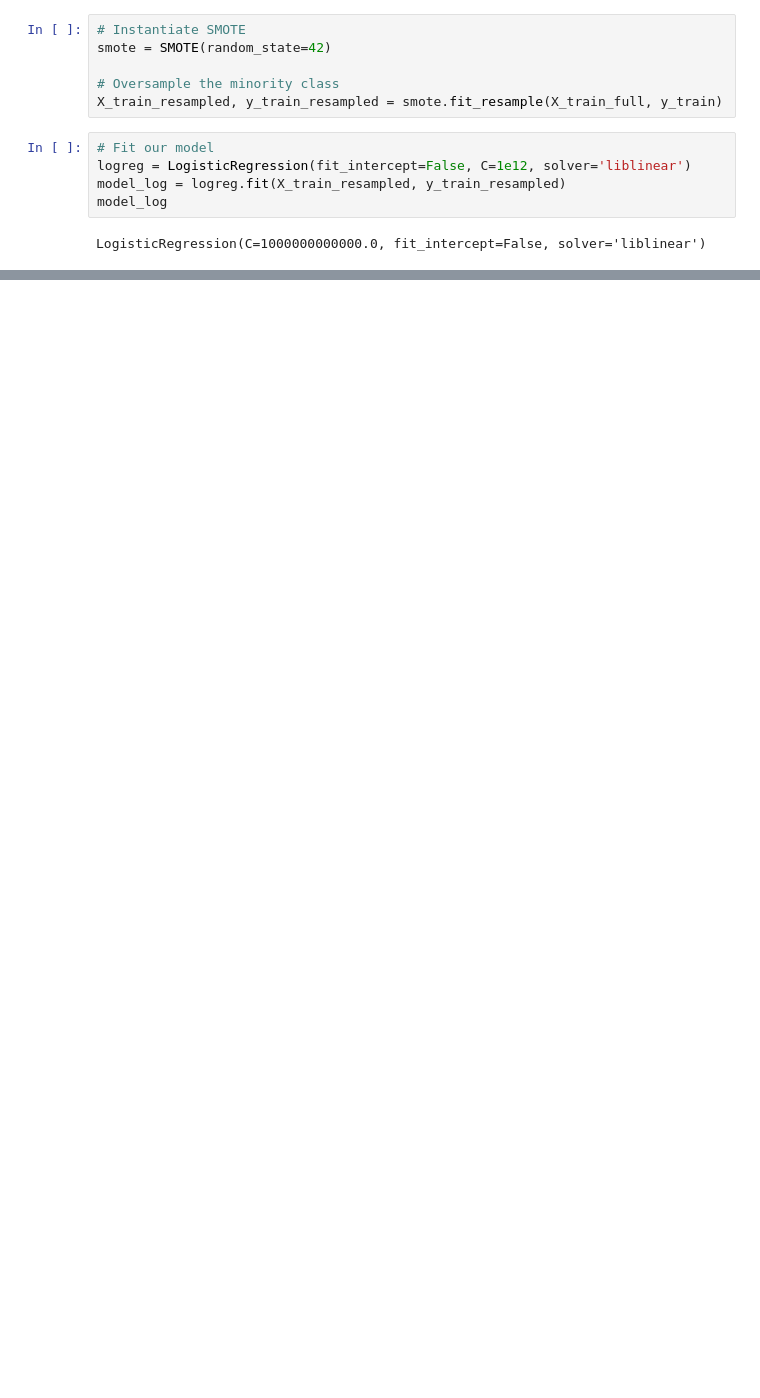
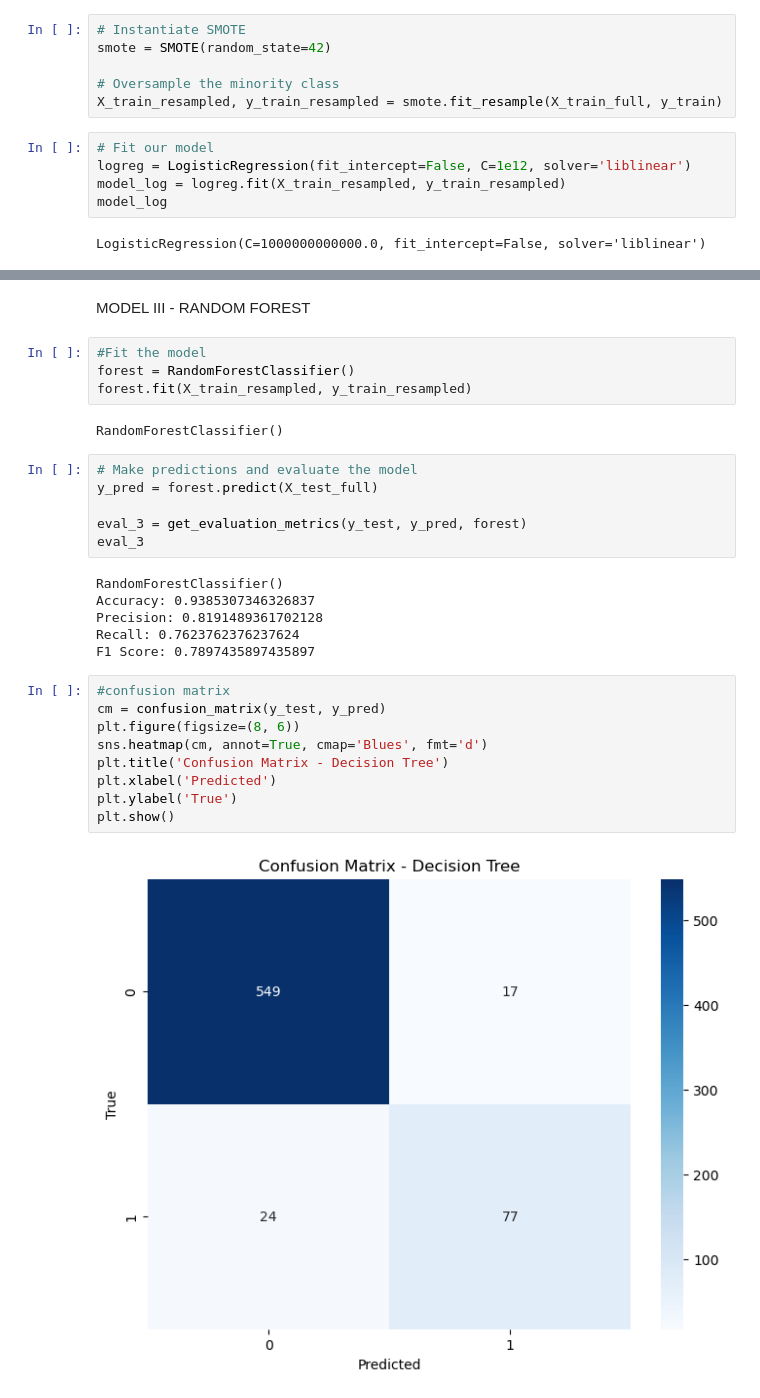
Before and after one commit to SilviaGworit/dsc-phase-3-project-, a Jupyter notebook: Student.ipynb, the cells around one changed output, grey strips where cells are left out. Drawn from its saved outputs; the diff is of its cells as text; blank space fills up the shorter version.

```diff
--- a/Student.ipynb
+++ b/Student.ipynb
@@ -422,0 +405,31 @@ plt.show()
+# %% [markdown]
+MODEL III - RANDOM FOREST
+# %%
+#Fit the model
+forest = RandomForestClassifier()
+forest.fit(X_train_resampled, y_train_resampled)
+# %% [output]
+RandomForestClassifier()
+# %%
+# Make predictions and evaluate the model
+y_pred = forest.predict(X_test_full)
+
+eval_3 = get_evaluation_metrics(y_test, y_pred, forest)
+eval_3
+# %% [output]
+RandomForestClassifier()
+Accuracy: 0.9385307346326837
+Precision: 0.8191489361702128
+Recall: 0.7623762376237624
+F1 Score: 0.7897435897435897
+# %%
+#confusion matrix
+cm = confusion_matrix(y_test, y_pred)
+plt.figure(figsize=(8, 6))
+sns.heatmap(cm, annot=True, cmap='Blues', fmt='d')
+plt.title('Confusion Matrix - Decision Tree')
+plt.xlabel('Predicted')
+plt.ylabel('True')
+plt.show()
+# %% [output]
+[figure, added]
```
Also changed, not shown: parts of 14 cells of this notebook.
